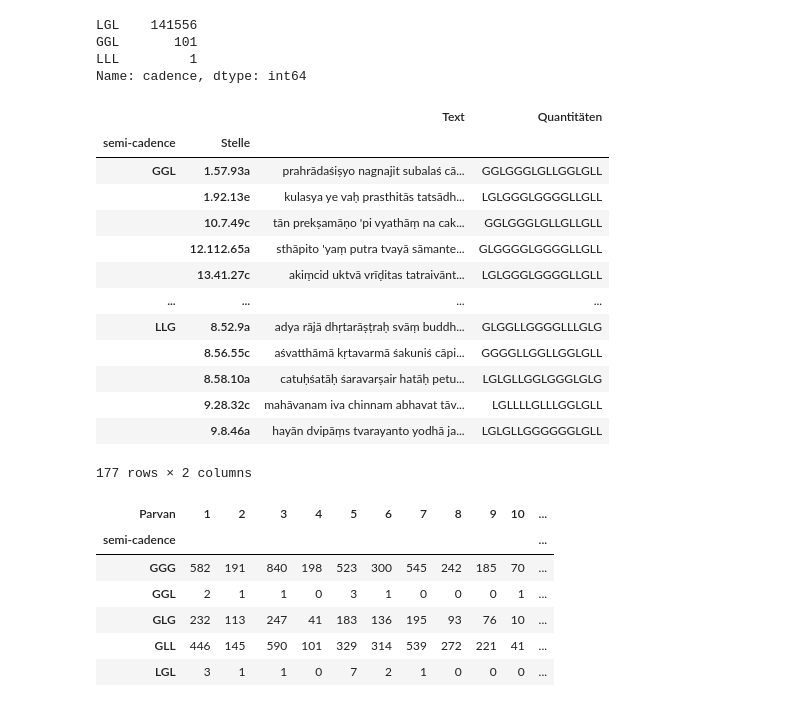
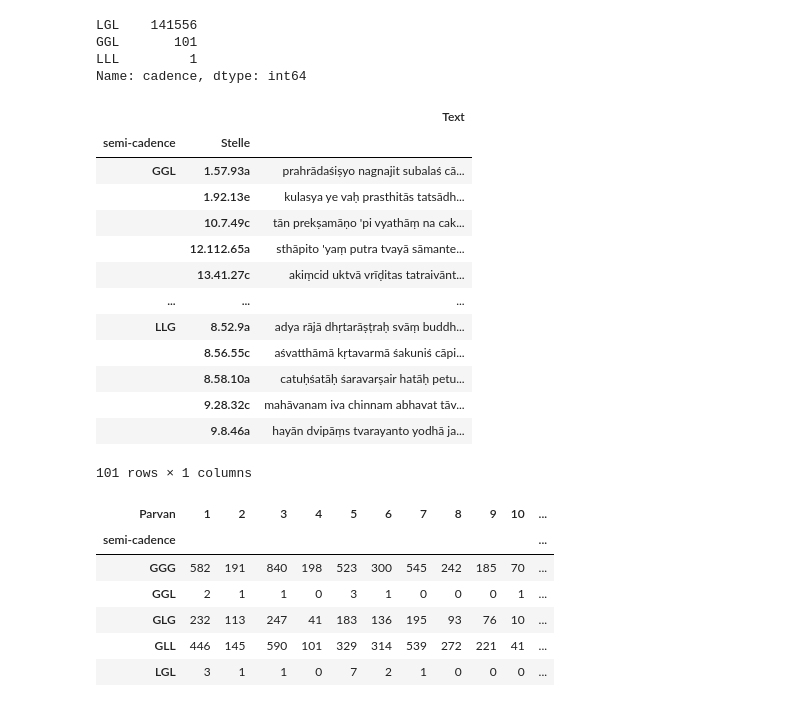
Before and after one commit to kmein/shloka, a Jupyter notebook: shloka-scansion/Shloka.ipynb, the cells around one changed output. Cells and saved outputs as stored; diff of their text form; code cells hidden in the pictures.

```diff
--- a/shloka-scansion/Shloka.ipynb
+++ b/shloka-scansion/Shloka.ipynb
@@ -22,9 +22,9 @@ SIGNIFICANCE = 0.01
 # use χ² (not fisher exact) because of large sample size
 chi2_p = lambda contingency: scipy.stats.chi2_contingency(contingency)[1]
 
-def write_table(df, the_name, caption="", heatmap=False):
+def write_table(df, the_name, caption="", heatmap=False, axis=None):
     with open(f"table-{the_name}.tex", "w") as f:
-        f.write((df.style if not heatmap else df.style.background_gradient(axis="index", cmap=cm)).to_latex(hrules=True, sparse_index=False, environment="longtable", position="!hbt", caption=caption, label="tbl:"+the_name))
+        f.write((df.style if not heatmap else df.style.background_gradient(axis=axis, cmap=cm)).to_latex(convert_css=True, hrules=True, environment="longtable", position="!hbt", caption=caption, label="tbl:"+the_name))
 # %%
 df = pd.read_csv("shloka/mahabharata.csv").rename(columns={
     "parvan": "Parvan",
@@ -122,6 +123,8 @@ hypermetric_shlokas_no_resolution
 | 14.93.66c | yadā dānarucir bhavati tadā dharm... | 17 |
 # %%
 shlokas = shlokas_all[shlokas_all["Silbenzahl"] == 16]
+# %%
+shlokas = shlokas[~((shlokas["Parvan"] == 12) & (shlokas["Adhyāya"] == 309) & (32 <= shlokas["Śloka"]) & (shlokas["Śloka"] <= 69))]
 # %% [markdown]
 # _Pathyā_ oder _Vipulā_
 # %%
@@ -172,24 +175,24 @@ GGL       101
 LLL         1
 Name: cadence, dtype: int64
 # %%
-odd_semi_cadences = shlokas[shlokas["semi-cadence"].apply(lambda x: x in ["LGL", "LLG", "GGL"])].reset_index().set_index(["semi-cadence", "Stelle"]).sort_index()[["Text", "Quantitäten"]]
+odd_semi_cadences = shlokas[shlokas["semi-cadence"].apply(lambda x: x in ["LGL", "LLG", "GGL"])].reset_index().set_index(["semi-cadence", "Stelle"]).sort_index()[["Text"]]
 write_table(odd_semi_cadences, "odd_semi_cadences", caption="Verse mit unüblicher semi-cadence.")
 odd_semi_cadences
 # %% [output]
-|  |  | Text | Quantitäten |
-| semi-cadence | Stelle |  |  |
-| GGL | 1.57.93a | prahrādaśiṣyo nagnajit subalaś cā... | GGLGGGLGLLGGLGLL |
-|  | 1.92.13e | kulasya ye vaḥ prasthitās tatsādh... | LGLGGGLGGGGLLGLL |
-|  | 10.7.49c | tān prekṣamāṇo 'pi vyathāṃ na cak... | GGLGGGLGLLGLLGLL |
-|  | 12.112.65a | sthāpito 'yaṃ putra tvayā sāmante... | GLGGGGLGGGGLLGLL |
-|  | 13.41.27c | akiṃcid uktvā vrīḍitas tatraivānt... | LGLGGGLGGGGLLGLL |
-| ... | ... | ... | ... |
-| LLG | 8.52.9a | adya rājā dhṛtarāṣṭraḥ svāṃ buddh... | GLGGLLGGGGLLLGLG |
-|  | 8.56.55c | aśvatthāmā kṛtavarmā śakuniś cāpi... | GGGGLLGGLLGGLGLL |
-|  | 8.58.10a | catuḥśatāḥ śaravarṣair hatāḥ petu... | LGLGLLGGLGGGLGLG |
-|  | 9.28.32c | mahāvanam iva chinnam abhavat tāv... | LGLLLLGLLLGGLGLL |
-|  | 9.8.46a | hayān dvipāṃs tvarayanto yodhā ja... | LGLGLLGGGGGGLGLL |
+|  |  | Text |
+| semi-cadence | Stelle |  |
+| GGL | 1.57.93a | prahrādaśiṣyo nagnajit subalaś cā... |
+|  | 1.92.13e | kulasya ye vaḥ prasthitās tatsādh... |
+|  | 10.7.49c | tān prekṣamāṇo 'pi vyathāṃ na cak... |
+|  | 12.112.65a | sthāpito 'yaṃ putra tvayā sāmante... |
+|  | 13.41.27c | akiṃcid uktvā vrīḍitas tatraivānt... |
+| ... | ... | ... |
+| LLG | 8.52.9a | adya rājā dhṛtarāṣṭraḥ svāṃ buddh... |
+|  | 8.56.55c | aśvatthāmā kṛtavarmā śakuniś cāpi... |
+|  | 8.58.10a | catuḥśatāḥ śaravarṣair hatāḥ petu... |
+|  | 9.28.32c | mahāvanam iva chinnam abhavat tāv... |
+|  | 9.8.46a | hayān dvipāṃs tvarayanto yodhā ja... |
-177 rows × 2 columns
+101 rows × 1 columns
 # %%
 df_no_pathya = shlokas[shlokas["semi-cadence"] != "LGG"]
 contingency_semi_cadence_parvan = pd.crosstab(df_no_pathya["semi-cadence"], df_no_pathya["Parvan"])
```
Also changed, not shown: parts of 43 cells of this notebook.
